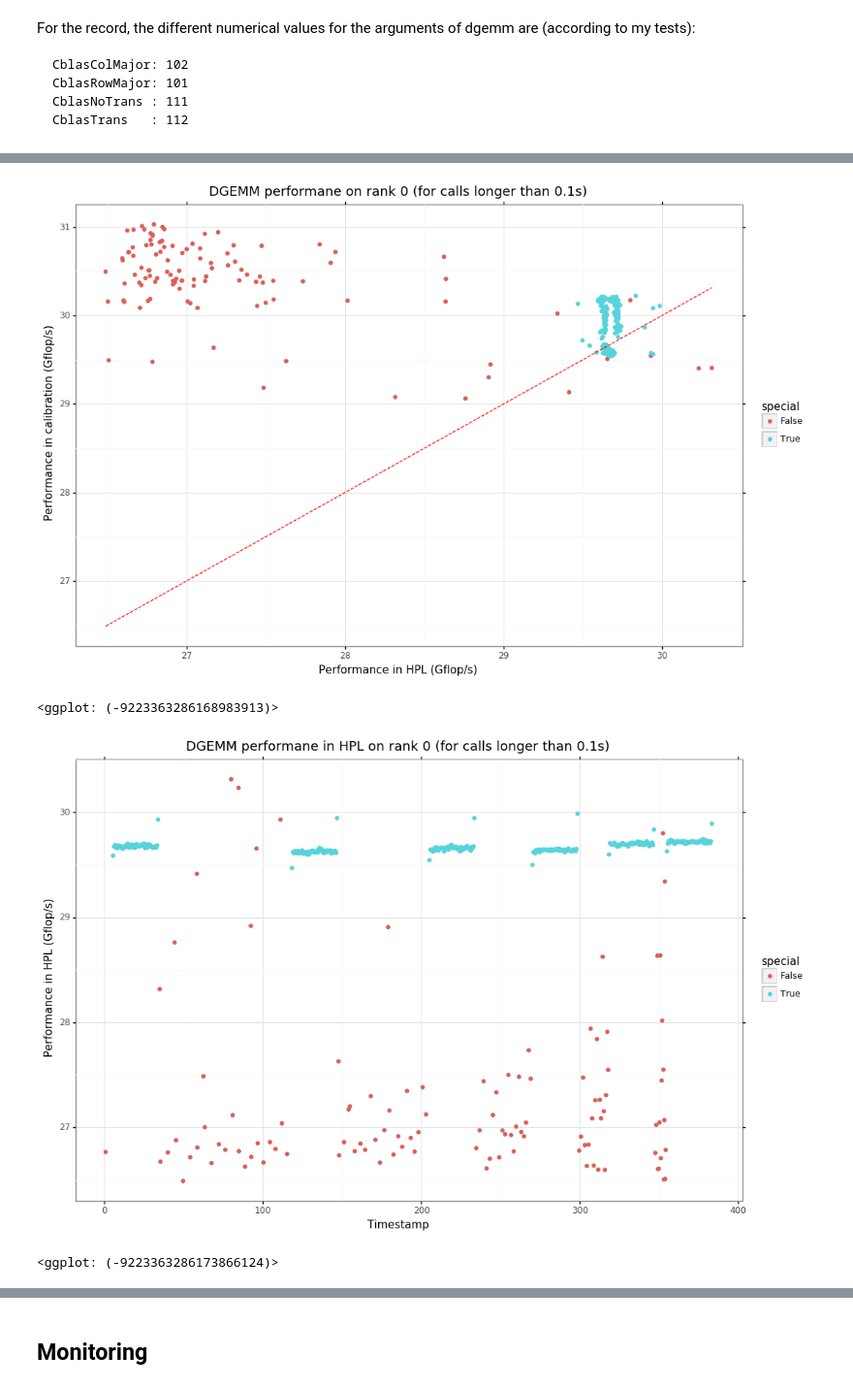
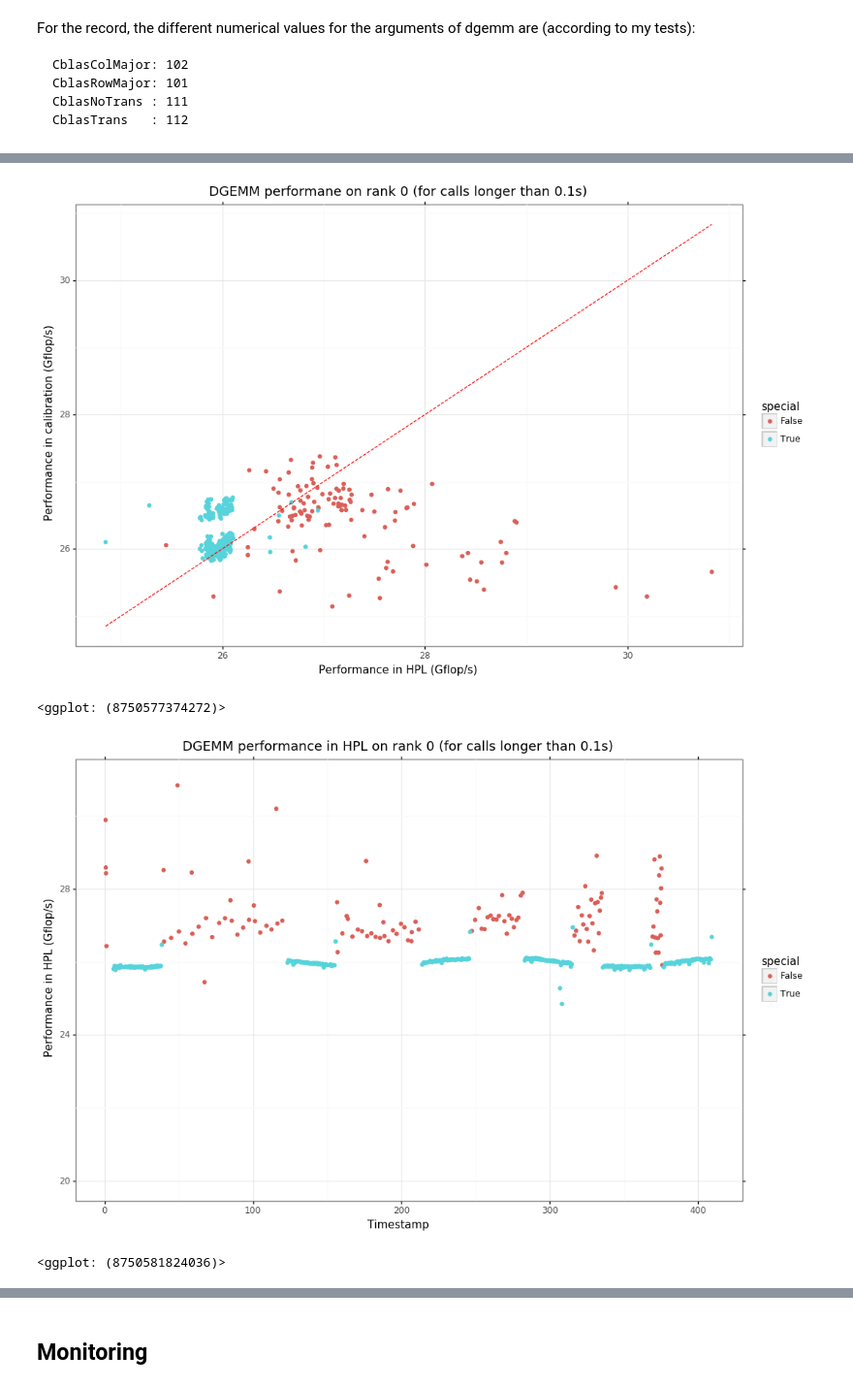
Before and after one commit to Ezibenroc/calibration_analysis, a Jupyter notebook: dahu/hpl/hpl_trace_dgemm_comparison.ipynb, the cells around one changed output, grey strips where cells are left out. Shown at 97% size. Drawn from its saved outputs; the diff is of its cells as text; code cells hidden in the pictures.

Commit message:
Dgemm durations: random initialization of the matrices in calibration

````diff
--- a/dahu/hpl/hpl_trace_dgemm_comparison.ipynb
+++ b/dahu/hpl/hpl_trace_dgemm_comparison.ipynb
@@ -26,7 +26,7 @@ def get_yaml(archive_name, yaml_name):
     archive = zipfile.ZipFile(archive_name)
     return yaml.load(io.BytesIO(archive.read(yaml_name)))
 # %%
-archive = 'dgemm_prediction/8/grenoble_2019-10-11_1888239.zip'
+archive = 'dgemm_prediction/10/grenoble_2019-10-16_1889002.zip'
 
 def read_archive(archive_name, exp_id):
     blas_col = ['file', 'line', 'function', 'rank', 'timestamp', 'duration', 'm', 'n', 'k', 'lda', 'ldb', 'ldc', 'layout', 'transA', 'transB']
@@ -65,7 +65,7 @@ CblasNoTrans : 111
 CblasTrans   : 112
 ```
 # %%
-calibration_archive = 'dgemm_prediction/8/grenoble_2019-10-11_1888253.zip'
+calibration_archive = 'dgemm_prediction/10/grenoble_2019-10-17_1889169.zip'
 traces_calibration = read_csv(calibration_archive, 'result.csv')
 print(list(sorted(traces_calibration['core'].unique())))
 print(len(list(traces_calibration['core'].unique())))
@@ -88,7 +88,11 @@ sizelist_hpl = [list(t[1]) for t in traces[['m', 'n', 'k']].iterrows()]
 sizelist_cal = [list(t[1]) for t in traces_calibration[['m', 'n', 'k']].iterrows()]
 assert sizelist_hpl == sizelist_cal
 # %%
+traces_calibration['start'] = traces_calibration['timestamp']
+traces_calibration['end'] = traces_calibration['start'] + traces_calibration['duration']
 traces['duration_calibration'] = traces_calibration['duration']
+traces['start_calibration'] = traces_calibration['start']
+traces['end_calibration'] = traces_calibration['end']
 traces['mnk'] = traces.m * traces.n * traces.k
 # %%
 traces['special'] = (traces.m == 2048) & (traces.n == 2048) & (traces.k == 2048)
@@ -111,12 +115,13 @@ plot = ggplot(traces[traces.duration > 0.1], aes(x='gflops_hpl', y='gflops_calib
 plot = plot + xlab('Performance in HPL (Gflop/s)') + ylab('Performance in calibration (Gflop/s)')
 plot + ggtitle('DGEMM performane on rank 0 (for calls longer than 0.1s)')
 # %% [output]
-[figure, old version]
+[figure, new version]
-<ggplot: (-9223363286168983913)>
+<ggplot: (8750577374272)>
 # %%
 plot = ggplot(traces[traces.duration > 0.1], aes(x='start', y='gflops_hpl', color='special')) + geom_point() + theme_bw()
-plot = plot + xlab('Timestamp') + ylab('Performance in HPL (Gflop/s)') + ggtitle('DGEMM performane in HPL on rank 0 (for calls longer than 0.1s)')
+plot = plot + xlab('Timestamp') + ylab('Performance in HPL (Gflop/s)') + ggtitle('DGEMM performance in HPL on rank 0 (for calls longer than 0.1s)')
+plot = plot + expand_limits(y=(20, 31))
 plot
 # %% [output]
-[figure, old version]
+[figure, new version]
-<ggplot: (-9223363286173866124)>
+<ggplot: (8750581824036)>
````
Also changed, not shown: parts of 17 cells of this notebook, 4 other files.
